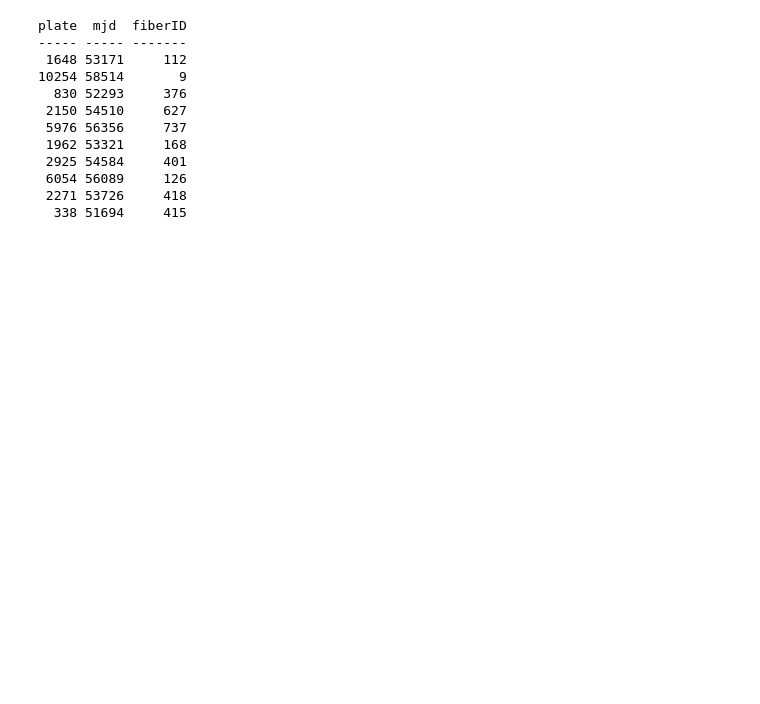
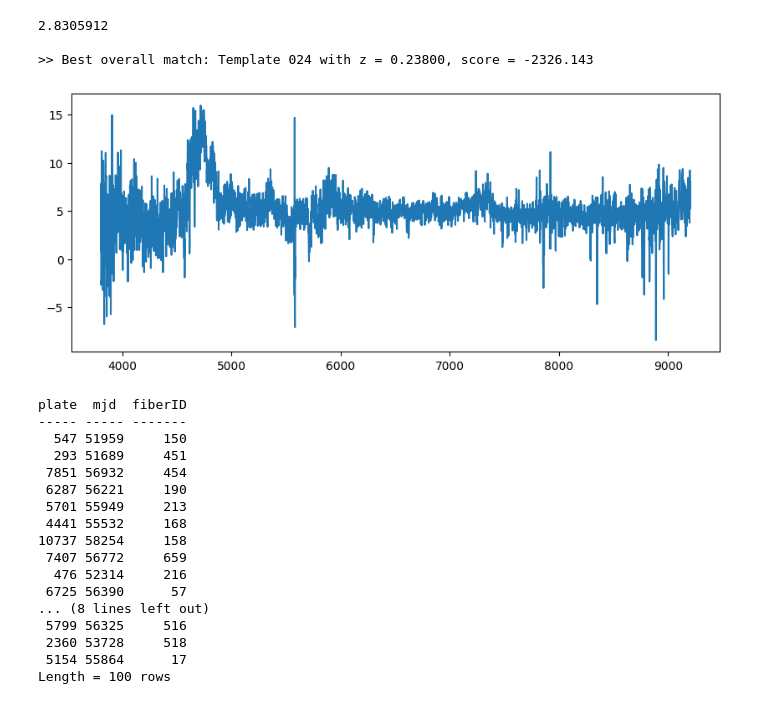
Before and after one commit to ripRoot/Redshift, a Jupyter notebook: notebooks/redshift_cross_correlation_simulation.ipynb, the cells around one changed output. Cells and saved outputs as stored; diff of their text form; code cells hidden in the pictures; blank space fills up the shorter version.

```diff
--- a/notebooks/redshift_cross_correlation_simulation.ipynb
+++ b/notebooks/redshift_cross_correlation_simulation.ipynb
@@ -7,3 +23,19 @@ import redshift_cc_sdss as crs
+# %%
+flux, wavelength, true_z = crs.get_spectrum(plate=266, mjd=51602, fiberID=9)
+template_spectra = crs.get_template_spectra(type_str='ALL')
+import matplotlib.pyplot as plt
+
+plt.figure(figsize=(10,4))
+plt.plot(wavelength, flux)
+
+print(true_z)
+
+template, redshift, correlation = mrc.cross_correlate_redshift(wavelength, flux, template_spectra)
+# %% [output]
+2.8305912
+
+>> Best overall match: Template 024 with z = 0.23800, score = -2326.143
+[figure, added]
 # %%
 from astroquery.sdss import SDSS
 from astropy.table import Table
@@ -18,20 +50,26 @@ ORDER BY NEWID()  -- randomize results
 
 results = SDSS.query_sql(query)
 
-print(results[:10])
+results = results[:]
+print(results)
 # %% [output]
 plate  mjd  fiberID
 ----- ----- -------
- 1648 53171     112
-10254 58514       9
-  830 52293     376
- 2150 54510     627
- 5976 56356     737
- 1962 53321     168
- 2925 54584     401
- 6054 56089     126
- 2271 53726     418
-  338 51694     415
+  547 51959     150
+  293 51689     451
+ 7851 56932     454
+ 6287 56221     190
+ 5701 55949     213
+ 4441 55532     168
+10737 58254     158
+ 7407 56772     659
+  476 52314     216
+ 6725 56390      57
+... (8 lines left out)
+ 5799 56325     516
+ 2360 53728     518
+ 5154 55864      17
+Length = 100 rows
 # %%
 template_spectra = crs.get_template_spectra('ALL')
 triplets = list(zip(results['plate'], results['mjd'], results['fiberID']))
```
Also changed, not shown: parts of 3 cells of this notebook, 2 other files.
